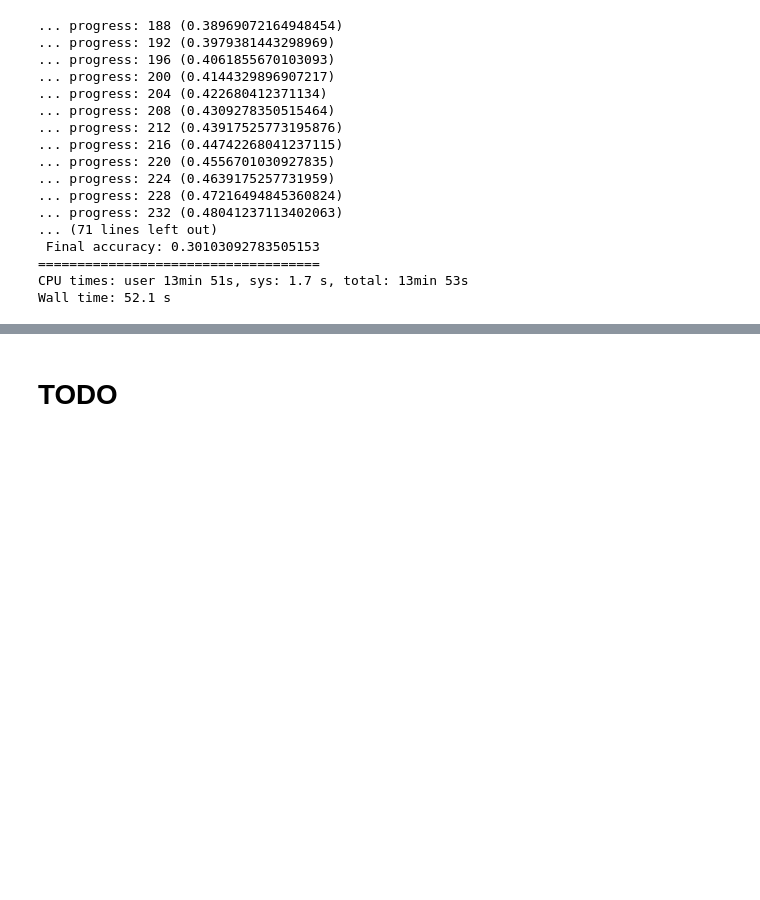
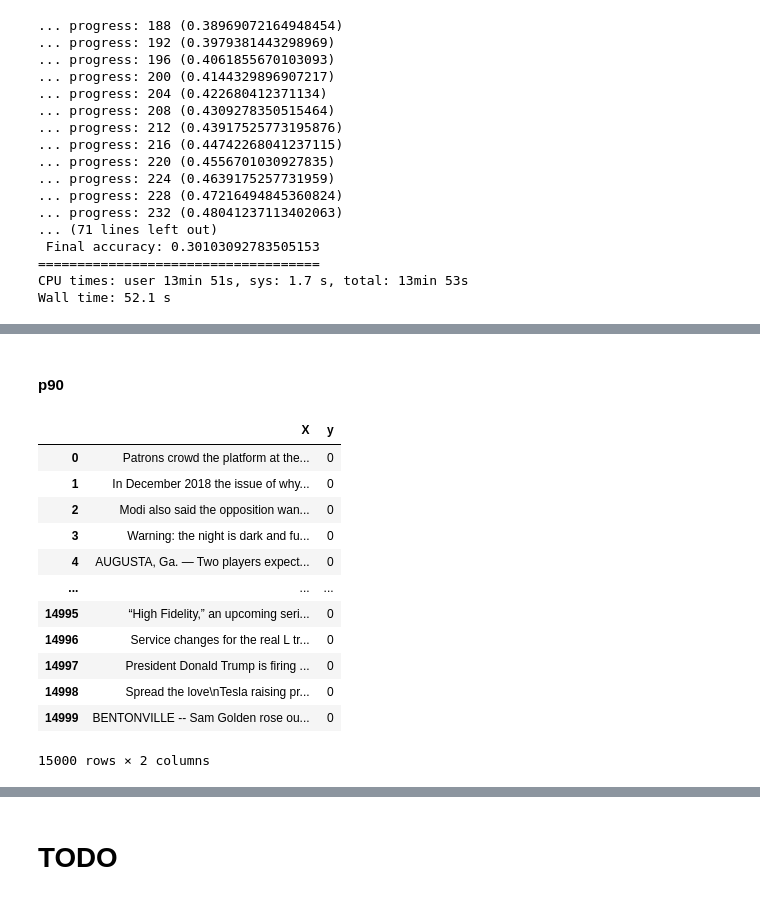
Before and after one commit to bancaditalia/gen-text-detect, a Jupyter notebook: gtc_existing_approaches_solaiman.ipynb, the cells around one changed output, grey strips where cells are left out. Cells and saved outputs as stored; diff of their text form; code cells hidden in the pictures; blank space fills up the shorter version.

```diff
--- a/gtc_existing_approaches_solaiman.ipynb
+++ b/gtc_existing_approaches_solaiman.ipynb
@@ -408,0 +520,25 @@ Wall time: 52.1 s
+# %% [markdown]
+#### p90
+# %%
+grover_ds_filename = 'generator=mega~dataset=p0.90.jsonl'
+grover_ds = pd.read_json(os.path.join(grover_data_path, grover_ds_filename), lines = True)
+grover_ds_mg = grover_ds[(grover_ds['label'] == 'machine')]
+grover_ds_hw = grover_ds[(grover_ds['label'] == 'human')]
+grover_mg_pd = create_dataset(grover_ds_mg["article"], is_machine_generated=True)
+grover_hw_pd = create_dataset(grover_ds_hw["article"], is_machine_generated=False)
+# %%
+grover_hw_pd
+# %% [output]
+|  | X | y |
+| 0 | Patrons crowd the platform at the... | 0 |
+| 1 | In December 2018 the issue of why... | 0 |
+| 2 | Modi also said the opposition wan... | 0 |
+| 3 | Warning: the night is dark and fu... | 0 |
+| 4 | AUGUSTA, Ga. — Two players expect... | 0 |
+| ... | ... | ... |
+| 14995 | “High Fidelity,” an upcoming seri... | 0 |
+| 14996 | Service changes for the real L tr... | 0 |
+| 14997 | President Donald Trump is firing ... | 0 |
+| 14998 | Spread the love\nTesla raising pr... | 0 |
+| 14999 | BENTONVILLE -- Sam Golden rose ou... | 0 |
+15000 rows × 2 columns
```
Also changed, not shown: parts of 15 cells of this notebook.
